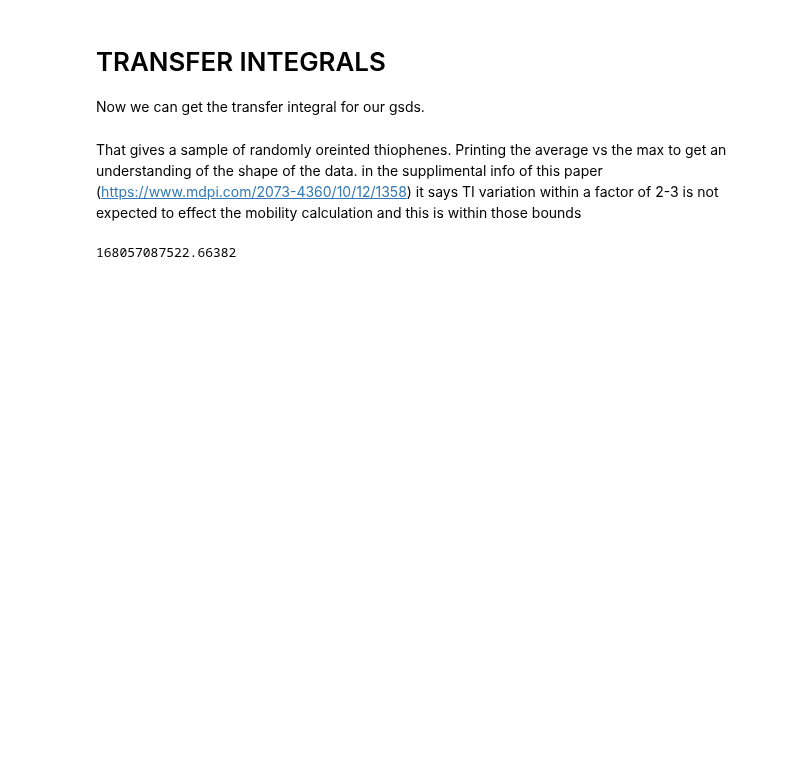
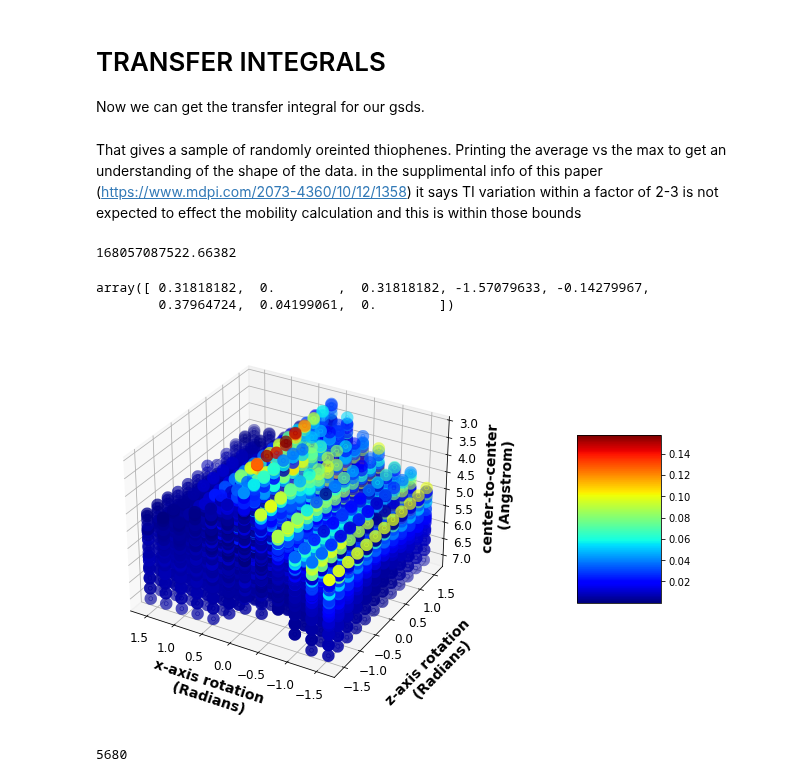
Before and after one commit to JimmyRushing/thesis, a Jupyter notebook: notebooks/transfer-integral-workflow.ipynb, the cells around one changed output. Cells and saved outputs as stored; diff of their text form; code cells hidden in the pictures; blank space fills up the shorter version.

Commit message:
changed figures to be more usful and so I can say the TI and RATE for the shown oreintations

```diff
--- a/notebooks/transfer-integral-workflow.ipynb
+++ b/notebooks/transfer-integral-workflow.ipynb
@@ -368,3 +373,40 @@ def get_hop_rate(
 get_hop_rate(.3,.01,0,1,300)
 # %% [output]
 168057087522.66382
+# %%
+import pickle
+file = open('thiophene_array.pickle','rb')
+thiophene_array = pickle.load(file)
+# %%
+thiophene_array[0]
+# %% [output]
+array([ 0.31818182,  0.        ,  0.31818182, -1.57079633, -0.14279967,
+        0.37964724,  0.04199061,  0.        ])
+# %%
+ss_dist = [i[5]*10 for i in thiophene_array]
+pitch = [i[4] for i in thiophene_array]
+ti = [i[6] for i in thiophene_array]
+zrot = [i[3] for i in thiophene_array]
+cc_dist = [i[0]*10 for i in thiophene_array]
+fig = plt.figure(figsize = (10, 10))
+ax = plt.axes(projection='3d')
+plt.xticks(fontsize=12)
+plt.yticks(fontsize=12)
+ax.set_xlabel('x-axis rotation \n (Radians)',fontdict=dict(weight='bold'),fontsize=14, labelpad = 12)
+ax.set_ylabel('z-axis rotation \n (Radians)',fontdict=dict(weight='bold'),fontsize=14, labelpad = 20)
+ax.set_zlabel('center-to-center \n (Angstrom)',fontdict=dict(weight='bold'),fontsize=14, labelpad = 12)
+for t in ax.zaxis.get_major_ticks(): t.label.set_fontsize(12)
+
+
+#ax.set_title('Thiophene Transfer Integrals')
+p = ax.scatter(pitch ,zrot,cc_dist, c=ti, cmap= "jet", linewidth=8);
+plt.colorbar(p, pad = .2, aspect = 2)
+ax.invert_zaxis()
+ax.invert_xaxis()
+fig.show()
+# %% [output]
+[figure, added]
+# %%
+len(thiophene_array)
+# %% [output]
+5680
```
Also changed, not shown: parts of 2 cells of this notebook, 3 other files.
